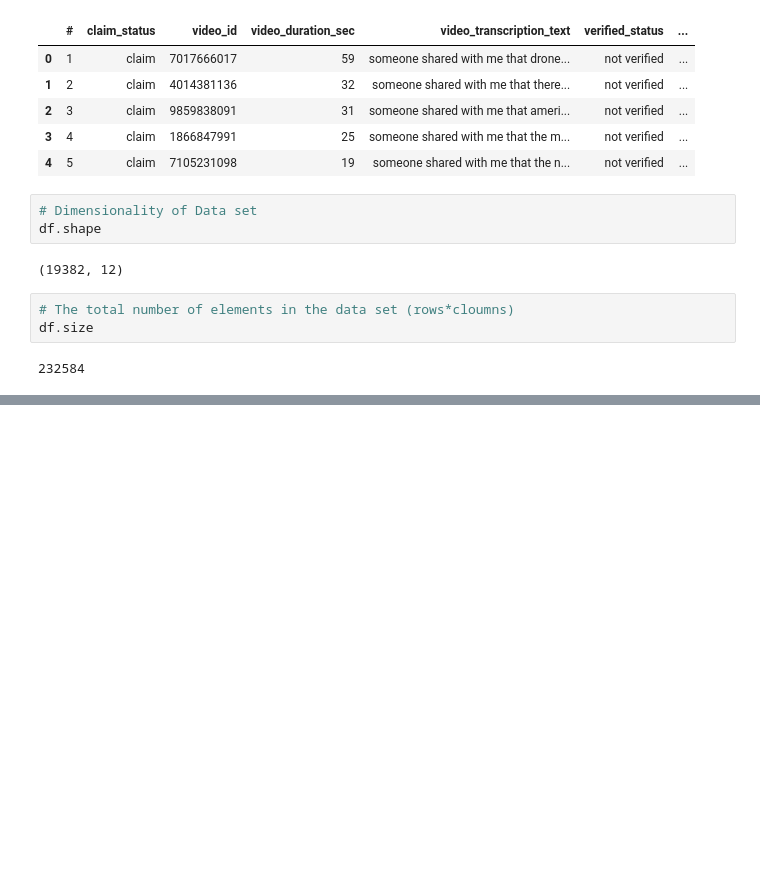
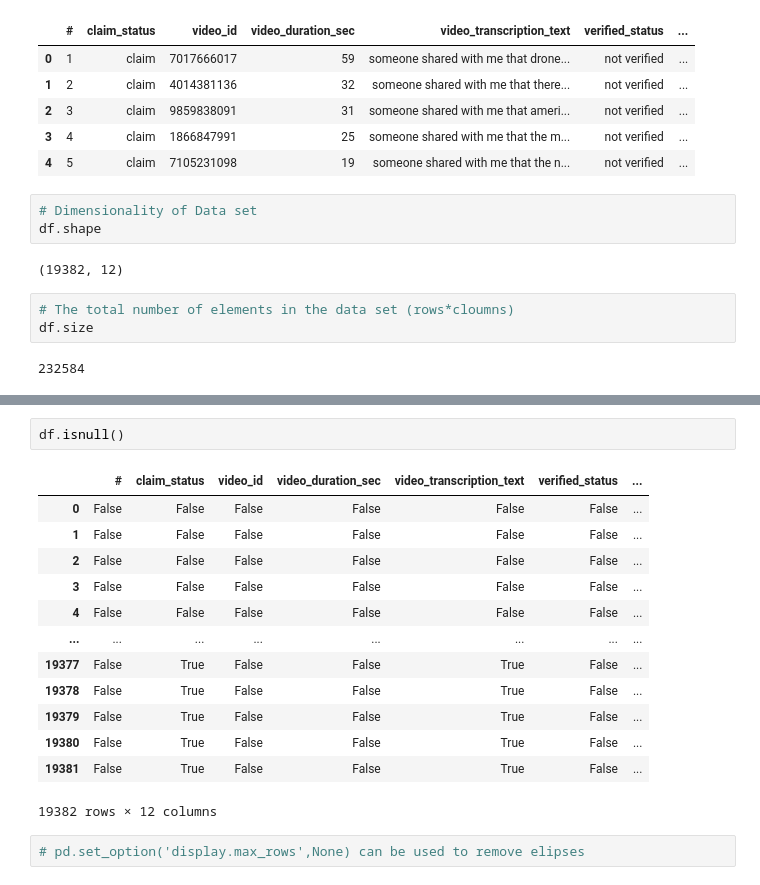
Before and after one commit to alishanstyles/Projects, a Jupyter notebook: Documents/coding-temple/Tik Tok Data Analysis/Untitled.ipynb, the cells around one changed output, grey strips where cells are left out. Saved outputs shown, nothing was run; the diff lists cells and outputs as text; blank space fills up the shorter version.

```diff
--- a/Documents/coding-temple/Tik Tok Data Analysis/Untitled.ipynb
+++ b/Documents/coding-temple/Tik Tok Data Analysis/Untitled.ipynb
@@ -24,0 +71,18 @@ df.size
+# %%
+df.isnull()
+# %% [output]
+|  | # | claim_status | video_id | video_duration_sec | video_transcription_text | verified_status | ... |
+| 0 | False | False | False | False | False | False | ... |
+| 1 | False | False | False | False | False | False | ... |
+| 2 | False | False | False | False | False | False | ... |
+| 3 | False | False | False | False | False | False | ... |
+| 4 | False | False | False | False | False | False | ... |
+| ... | ... | ... | ... | ... | ... | ... | ... |
+| 19377 | False | True | False | False | True | False | ... |
+| 19378 | False | True | False | False | True | False | ... |
+| 19379 | False | True | False | False | True | False | ... |
+| 19380 | False | True | False | False | True | False | ... |
+| 19381 | False | True | False | False | True | False | ... |
+19382 rows × 12 columns
+# %%
+# pd.set_option('display.max_rows',None) can be used to remove elipses
```
Also changed, not shown: parts of 7 cells of this notebook.
